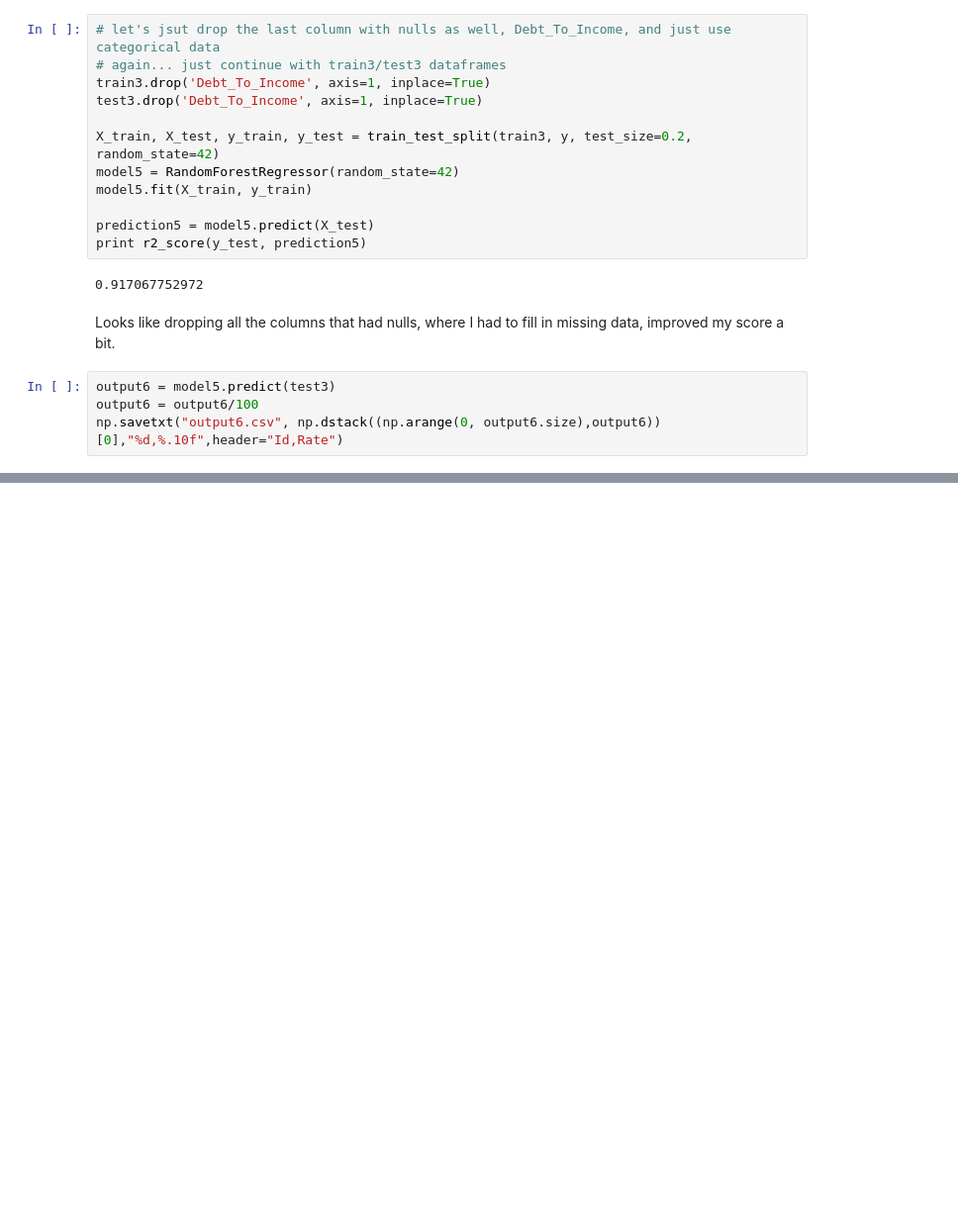
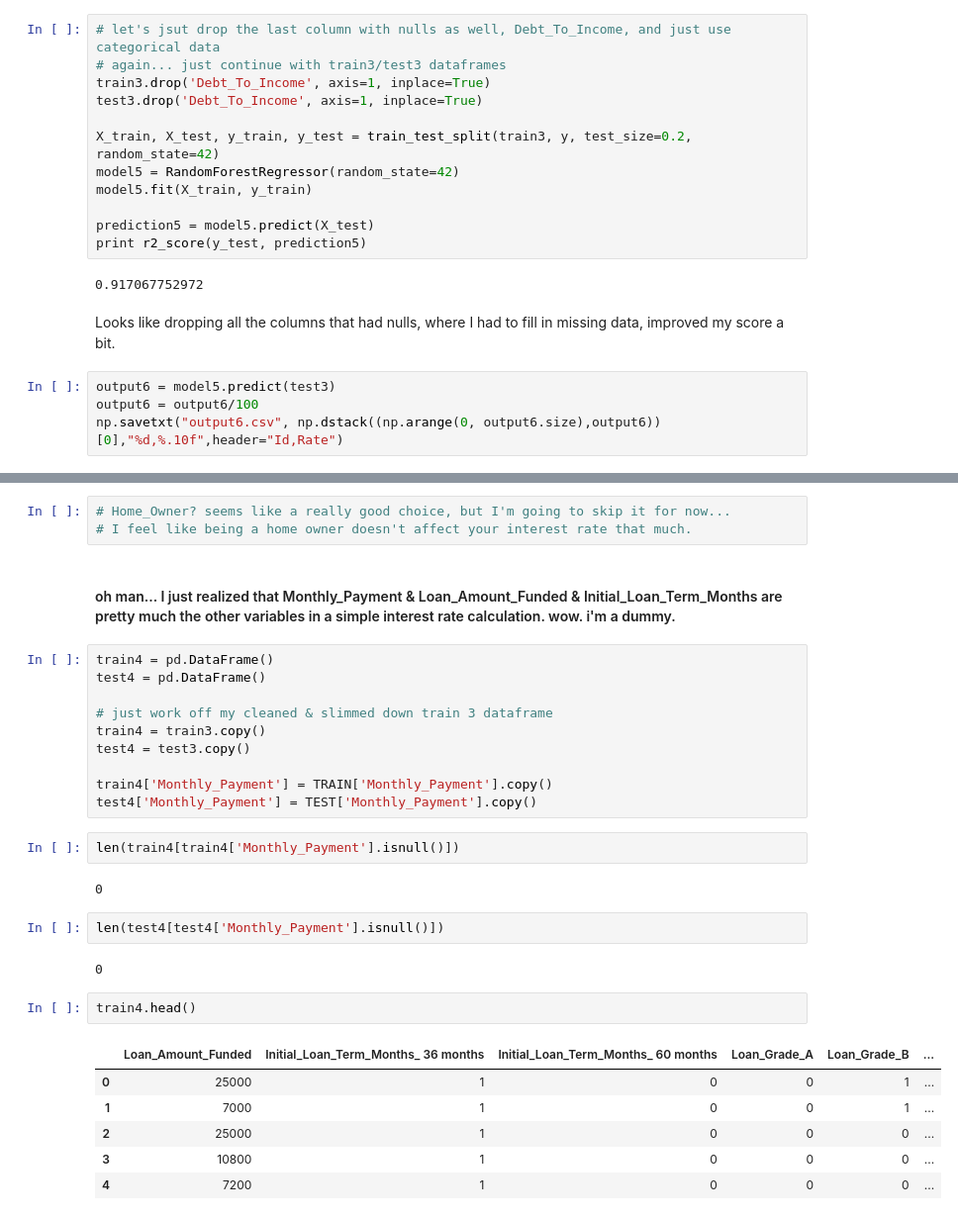
Before and after one commit to gnitnuj/NTL, a Jupyter notebook: NTL.ipynb, the cells around one changed output, grey strips where cells are left out. Shown at 99% size. Drawn from its saved outputs; the diff is of its cells as text; blank space fills up the shorter version.

```diff
--- a/NTL.ipynb
+++ b/NTL.ipynb
@@ -948,0 +1010,32 @@ np.savetxt("output6.csv", np.dstack((np.arange(0, output6.size),output6))[0],"%d
+# %%
+# Home_Owner? seems like a really good choice, but I'm going to skip it for now...
+# I feel like being a home owner doesn't affect your interest rate that much.
+# %% [markdown]
+#### oh man... I just realized that Monthly_Payment & Loan_Amount_Funded & Initial_Loan_Term_Months are pretty much the other variables in a simple interest rate calculation. wow. i'm a dummy.
+# %%
+train4 = pd.DataFrame()
+test4 = pd.DataFrame()
+
+# just work off my cleaned & slimmed down train 3 dataframe
+train4 = train3.copy()
+test4 = test3.copy()
+
+train4['Monthly_Payment'] = TRAIN['Monthly_Payment'].copy()
+test4['Monthly_Payment'] = TEST['Monthly_Payment'].copy()
+# %%
+len(train4[train4['Monthly_Payment'].isnull()])
+# %% [output]
+0
+# %%
+len(test4[test4['Monthly_Payment'].isnull()])
+# %% [output]
+0
+# %%
+train4.head()
+# %% [output]
+|  | Loan_Amount_Funded | Initial_Loan_Term_Months_ 36 months | Initial_Loan_Term_Months_ 60 months | Loan_Grade_A | Loan_Grade_B | ... |
+| 0 | 25000 | 1 | 0 | 0 | 1 | ... |
+| 1 | 7000 | 1 | 0 | 0 | 1 | ... |
+| 2 | 25000 | 1 | 0 | 0 | 0 | ... |
+| 3 | 10800 | 1 | 0 | 0 | 0 | ... |
+| 4 | 7200 | 1 | 0 | 0 | 0 | ... |
```
Also changed, not shown: parts of 13 cells of this notebook, 1 other file.
